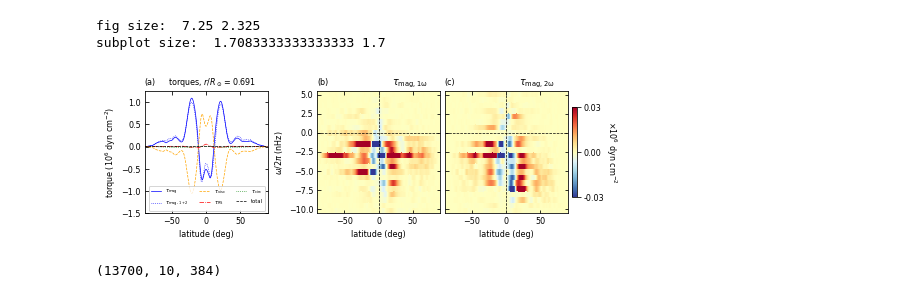
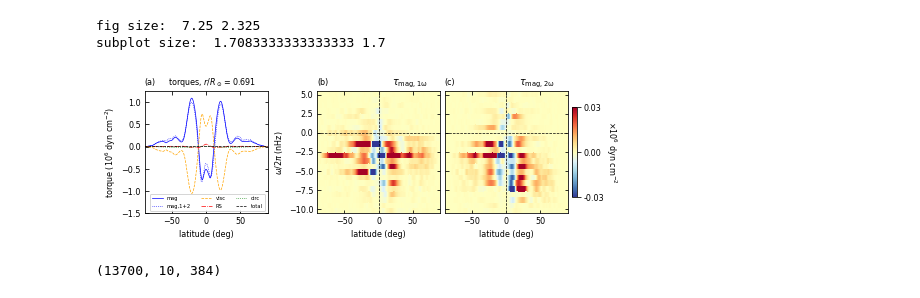
Before and after one commit to illorenzo7/Tacho_Letter_Plots_Part2, a Jupyter notebook: 00_magtorque_freq.ipynb, the cells around one changed output. Saved outputs shown, nothing was run; the diff lists cells and outputs as text; code cells hidden in the pictures.

Commit message:
all right new torque ready to go I think

```diff
--- a/00_magtorque_freq.ipynb
+++ b/00_magtorque_freq.ipynb
@@ -299,17 +299,17 @@ ax3 = fig.add_axes((2*margin_left + 2*(subplot_width + margin_x), margin_bottom,
 # plot the torque at r = 0.691
 linewidth = 0.7
 plt.sca(ax1)
-plt.plot(tt_lat, torque_mag[:, rinds[ir0]]/1e6, 'b-', label=r'$\tau_{\rm{mag}}$', linewidth=linewidth)
+plt.plot(tt_lat, torque_mag[:, rinds[ir0]]/1e6, 'b-', label='mag', linewidth=linewidth)
 plt.plot(tt_lat, np.sum(torque_spec_m[mmin:mmax+1,:], axis=0)/1e6, 'b:',\
-         label=r'$\tau_{\rm{mag,1+2}}$', linewidth=linewidth)
-plt.plot(tt_lat, torque_v[:, rinds[ir0]]/1e6, label=r'$\tau_{\rm{visc}}$', color='orange',\
+         label='mag,1+2', linewidth=linewidth)
+plt.plot(tt_lat, torque_v[:, rinds[ir0]]/1e6, label='visc', color='orange',\
          linestyle='--', linewidth=linewidth)
 
 # Reynolds stress and meridional circulation
 plt.plot(tt_lat, torque_rs[:, rinds[ir0]]/1e6,'r-.',\
-         label=r'$\tau_{\rm{RS}}$', linewidth=linewidth)
+         label='RS', linewidth=linewidth)
 plt.plot(tt_lat, torque_mc[:, rinds[ir0]]/1e6,'g:',\
-         label=r'$\tau_{\rm{circ}}$', linewidth=linewidth)
+         label='circ', linewidth=linewidth)
 # the sum
 plt.plot(tt_lat, (torque_v + torque_mag + torque_rs + torque_mc)[:, rinds[ir0]]/1e6,'k--',\
          label='total', linewidth=linewidth)
@@ -385,34 +385,34 @@ for ax in [ax1, ax2, ax3]:
 
 # add zero lines for frequency
 for ax in [ax2, ax3]:
     ax.plot(tt_lat, tt_lat*0, 'k--', linewidth=linewidth)
     freqvals = np.linspace(freqmin, freqmax, 100)
     ax.plot(np.zeros(100), freqvals, 'k--', linewidth=linewidth)
 
 iplot = 0
 nsigma = 2
 #for ax in [ax2, ax3]:
 for ax in []:
     ax.plot(tt_lat, tt_lat*0, 'k--', linewidth=linewidth)
 
     # plot the differential rotation too, and its deviation
 
     # also cut off the latitude because the poles go crazy
     latcut = 60.
     icut1, icut2 = np.argmin(np.abs(tt_lat+latcut)), np.argmin(np.abs(tt_lat-latcut))
     ax.plot(tt_lat[icut1:icut2+1], diffrot_mean[icut1:icut2+1]*(iplot+1), 'k:', linewidth=2*linewidth)
     #ax.plot(tt_lat[icut1:icut2+1], diffrot_min[icut1:icut2+1]*(iplot+1), 'k:', linewidth=1*linewidth)
     #ax.plot(tt_lat[icut1:icut2+1], diffrot_max[icut1:icut2+1]*(iplot+1), 'k:', linewidth=1*linewidth)
     ax.plot(tt_lat[icut1:icut2+1], (diffrot_mean + nsigma*diffrot_dev)[icut1:icut2+1]*(iplot+1),\
             'k:', linewidth=1*linewidth)
     ax.plot(tt_lat[icut1:icut2+1], (diffrot_mean - nsigma*diffrot_dev)[icut1:icut2+1]*(iplot+1),\
             'k:', linewidth=1*linewidth)
     iplot += 1
 
 plt.savefig('images/magtorque_freq.png', dpi=300)
 # make lineplot
 # %% [output]
-[figure, old version]
+[figure, new version]
 # %%
 np.shape(torque_spec)
 # %% [output]
```
Also changed, not shown: 1 other file.
